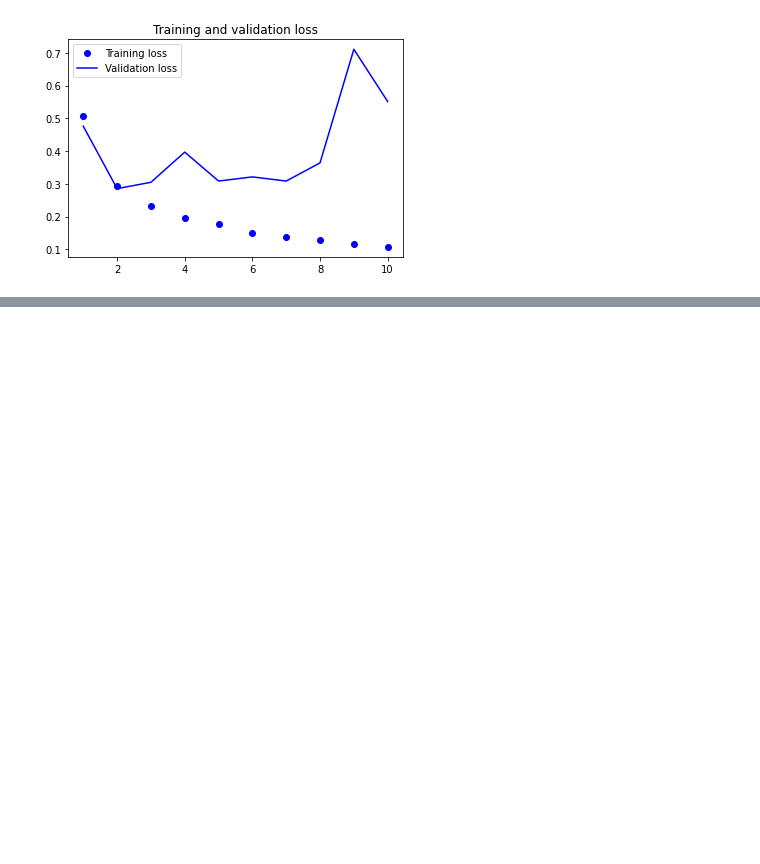
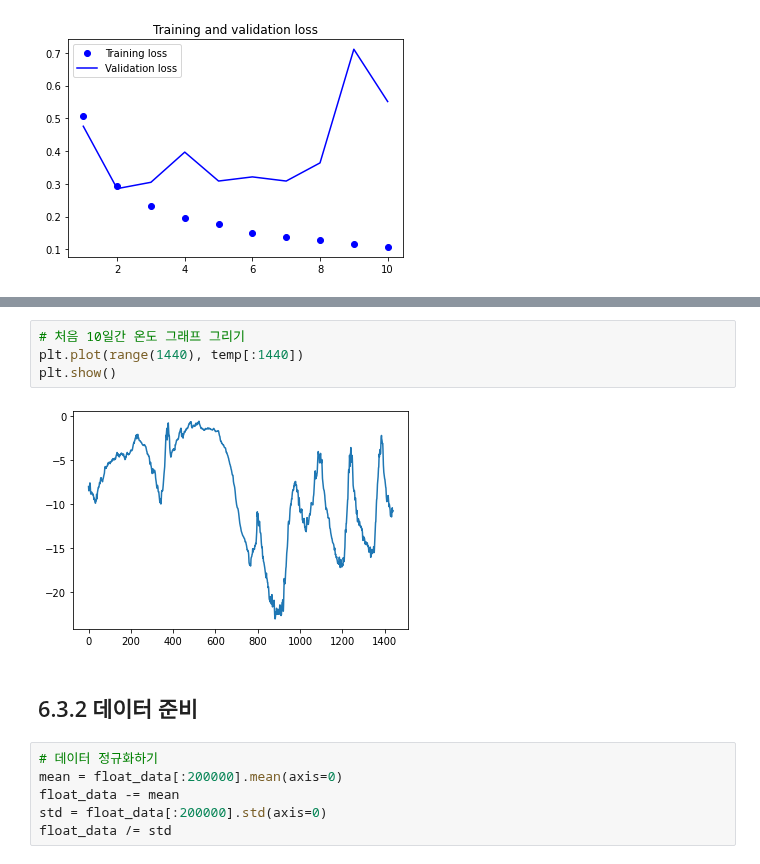
Before and after one commit to johnseo1026/TIL-H, a Jupyter notebook: 케라스 창시자에게 배우는 딥러닝/6_텍스트와_시퀀스를_위한_딥러닝.ipynb, the cells around one changed output, grey strips where cells are left out. Saved outputs shown, nothing was run; the diff lists cells and outputs as text; blank space fills up the shorter version.

```diff
--- a/케라스 창시자에게 배우는 딥러닝/6_텍스트와_시퀀스를_위한_딥러닝.ipynb
+++ b/케라스 창시자에게 배우는 딥러닝/6_텍스트와_시퀀스를_위한_딥러닝.ipynb
@@ -680,0 +722,14 @@ plt.show()
+# %%
+# 처음 10일간 온도 그래프 그리기
+plt.plot(range(1440), temp[:1440])
+plt.show()
+# %% [output]
+[figure, added]
+# %% [markdown]
+## 6.3.2 데이터 준비
+# %%
+# 데이터 정규화하기
+mean = float_data[:200000].mean(axis=0)
+float_data -= mean
+std = float_data[:200000].std(axis=0)
+float_data /= std
```
Also changed, not shown: parts of 10 cells of this notebook.
